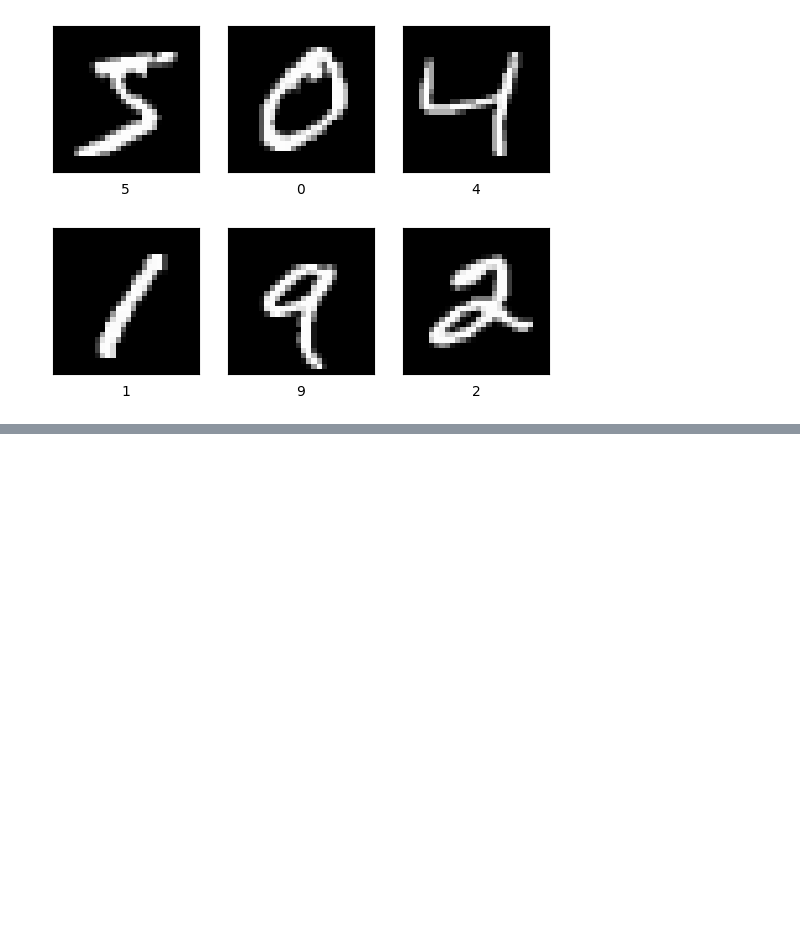
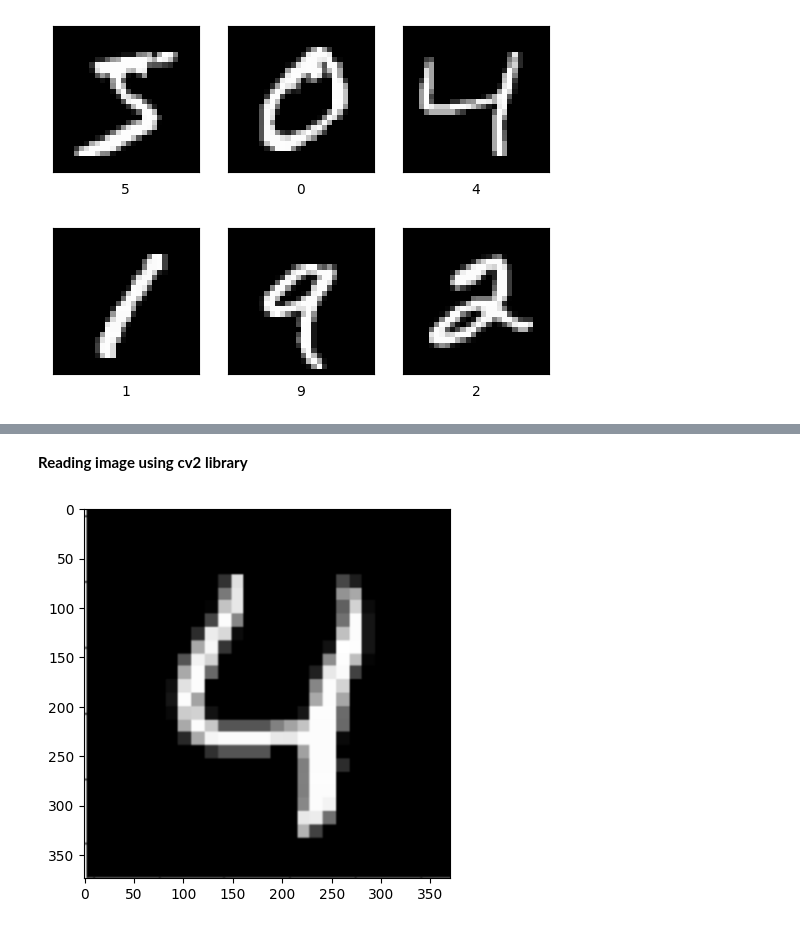
Before and after one commit to subasthapa1/DeepLearning, a Jupyter notebook: mnist_sequential.ipynb, the cells around one changed output, grey strips where cells are left out. Drawn from its saved outputs; the diff is of its cells as text; code cells hidden in the pictures; blank space fills up the shorter version.

```diff
--- a/mnist_sequential.ipynb
+++ b/mnist_sequential.ipynb
@@ -101,0 +158,9 @@ Epoch 10/10
+# %% [markdown]
+****Reading image using cv2 library****
+# %%
+import cv2
+img = cv2.imread('mnist-four.png')
+plt.imshow(img)
+plt.show()
+# %% [output]
+[figure, added]
```
Also changed, not shown: parts of 26 cells of this notebook.
